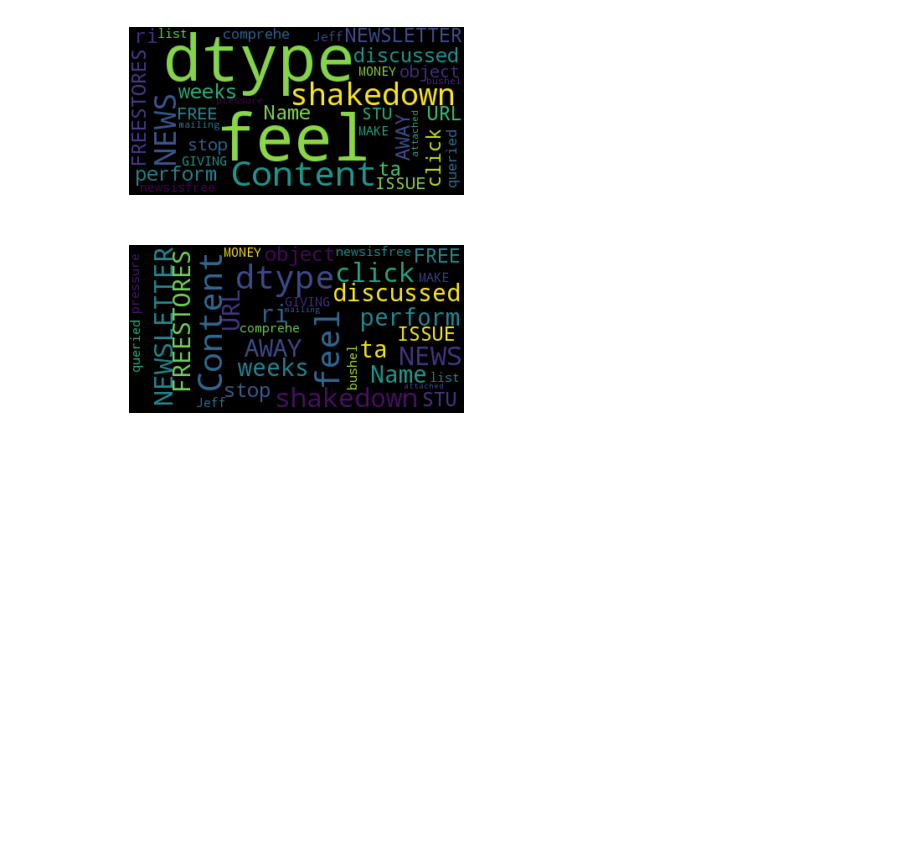
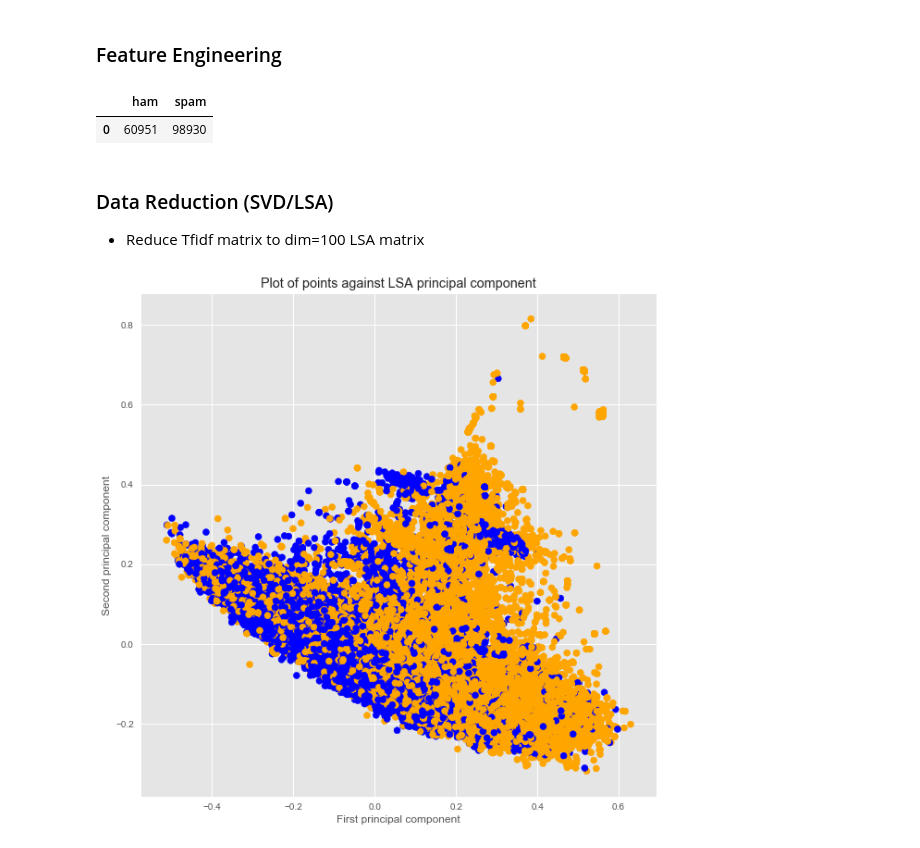
Before and after one commit to aenni0409/208-final-project-kapa, a Jupyter notebook: STA208_Project_Anita_Analysis.ipynb, the cells around one changed output. Drawn from its saved outputs; the diff is of its cells as text; code cells hidden in the pictures; blank space fills up the shorter version.

Commit message:
data reduction

```diff
--- a/STA208_Project_Anita_Analysis.ipynb
+++ b/STA208_Project_Anita_Analysis.ipynb
@@ -94,20 +90,52 @@ plt.show()
-# %%
-#word cloud
-# Generate a word cloud image
-wordcloud = WordCloud().generate(str(data['Content'][0]))
-
-# Display the generated image:
-# the matplotlib way:
-import matplotlib.pyplot as plt
-plt.imshow(wordcloud, interpolation='bilinear')
-plt.axis("off")
-
-# lower max_font_size
-wordcloud = WordCloud(max_font_size=40).generate(str(data['Content'][0]))
-plt.figure()
-plt.imshow(wordcloud, interpolation="bilinear")
-plt.axis("off")
-plt.show()
-# %% [output]
-[figure, removed]
-[figure, removed]
+# %% [markdown]
+### Feature Engineering
+# %%
+#tfidf(original,bi,tri)
+count = CountVectorizer(ngram_range=(1,1))
+count_bi = CountVectorizer(ngram_range=(2,2))
+count_tri = CountVectorizer(ngram_range=(3,3))
+
+X_train_counts = count.fit_transform(train['Content'])
+tf_transformer = TfidfTransformer(use_idf=False).fit(X_train_counts)
+tfidf_transformer = TfidfTransformer()
+X_train_tf = tf_transformer.transform(X_train_counts)
+X_test_counts = count.transform(test['Content'])
+X_test_tf = tf_transformer.transform(X_test_counts)
+
+c = collections.Counter()
+c.update(data['Classification'])
+pd.DataFrame({'ham': c['ham'],'spam':c['spam']},index=[0])
+# %% [output]
+|  | ham | spam |
+| 0 | 60951 | 98930 |
+# %%
+#1:spam; 0:ham
+y_train = train['Classification']
+y_train  = (y_train  == 'spam')*1
+y_test = test['Classification']
+y_test = (y_test  == 'spam')*1
+# %% [markdown]
+### Data Reduction (SVD/LSA)
+
+- Reduce Tfidf matrix to dim=100 LSA matrix
+# %%
+from sklearn.decomposition import TruncatedSVD
+from sklearn.random_projection import sparse_random_matrix
+from sklearn.preprocessing import Normalizer
+lsa = TruncatedSVD(100, algorithm = 'arpack')
+dtm_lsa = lsa.fit_transform(X_train_tf)
+dtm_lsa = Normalizer(copy=False).fit_transform(dtm_lsa)
+
+dtm_lsa_test = lsa.transform(X_test_tf)
+dtm_lsa_test = Normalizer(copy=False).transform(dtm_lsa_test)
+# %%
+
+fig = plt.figure(figsize=[10,10])
+colors=['blue','orange']
+plt.scatter(dtm_lsa[:,1],dtm_lsa[:,2],c=y_train, cmap=matplotlib.colors.ListedColormap(colors))
+plt.xlabel('First principal component')
+plt.ylabel('Second principal component')
+plt.title('Plot of points against LSA principal component for training data')
+plt.show()
+# %% [output]
+[figure, added]
```
Also changed, not shown: parts of 19 cells of this notebook.
